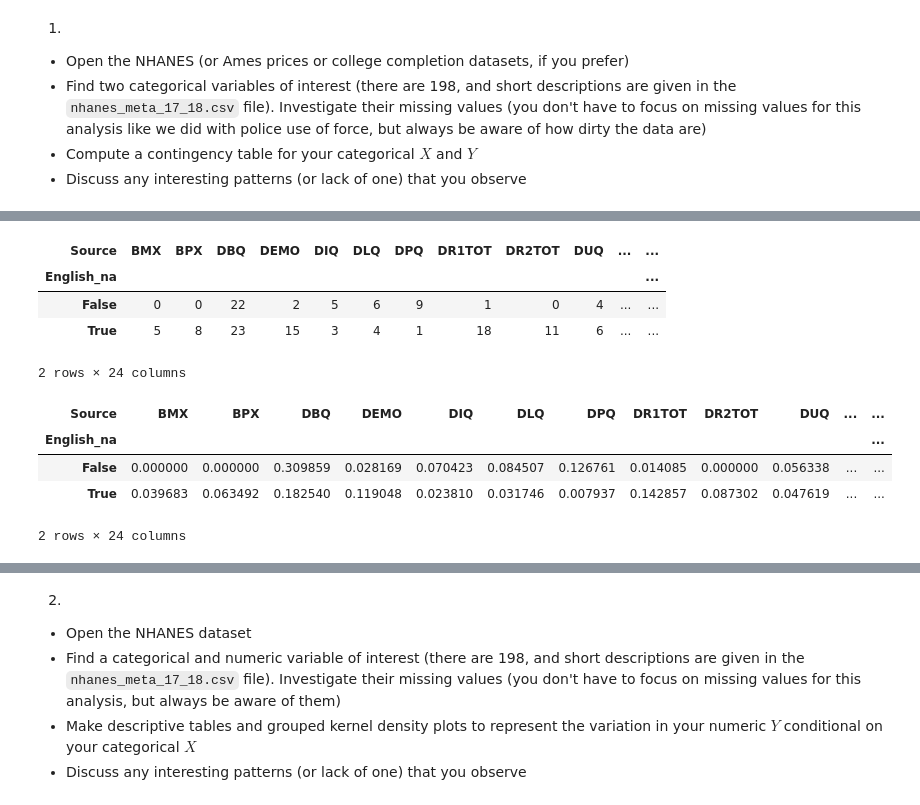
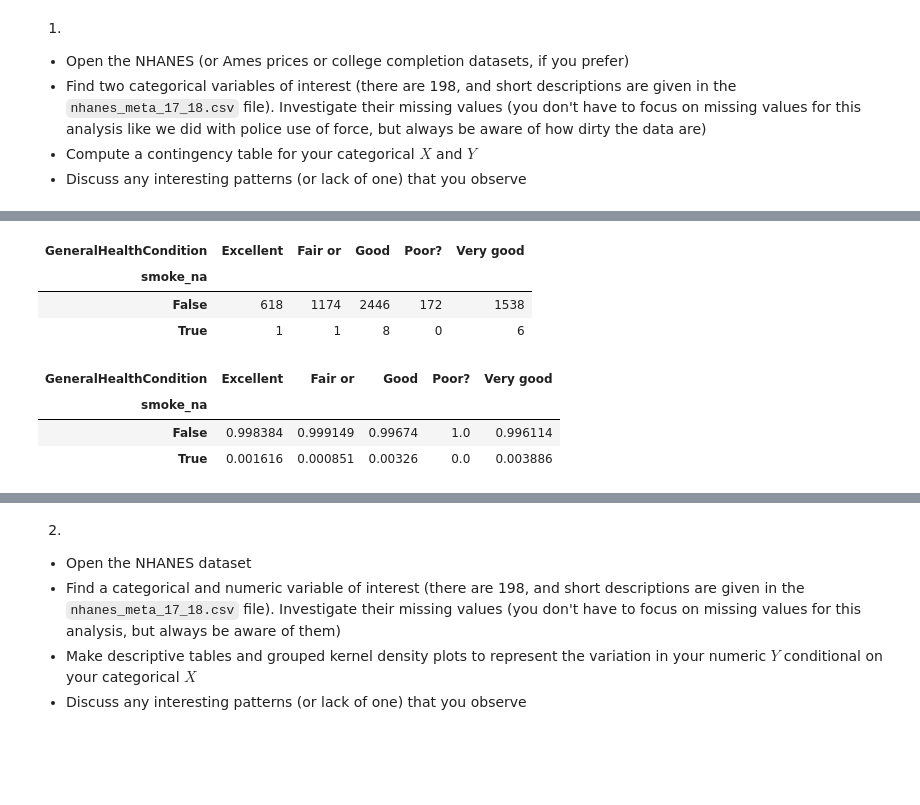
Before and after one commit to shawn01-kubo/DS-5030-Assignment3, a Jupyter notebook: assignment_3.ipynb, the cells around one changed output, grey strips where cells are left out. Drawn from its saved outputs; the diff is of its cells as text; code cells hidden in the pictures; blank space fills up the shorter version.

```diff
--- a/assignment_3.ipynb
+++ b/assignment_3.ipynb
@@ -56,0 +47,3 @@ NHANES.head()
+# %%
+NHANES = pd.read_csv('./data/nhanes_data_17_18.csv')
+NHANES
@@ -57,4 +64,4 @@ NHANES.head()
 # %%
-NHANES['English_na'] = NHANES['EnglishInstructions'].isna()
-NHANES['English_na'].value_counts()
+NHANES['smoke_na'] = NHANES['SmokedTobaccoLast5Days'].isna()
+NHANES['smoke_na'].value_counts()
 # %% [output]
@@ -84,18 +81,16 @@ GHB        1
 Name: count, dtype: int64
 # %%
-pd.crosstab(NHANES['English_na'], NHANES['Source'])
+pd.crosstab(NHANES['smoke_na'], NHANES['GeneralHealthCondition'])
 # %% [output]
-| Source | BMX | BPX | DBQ | DEMO | DIQ | DLQ | DPQ | DR1TOT | DR2TOT | DUQ | ... | ... |
-| English_na |  |  |  |  |  |  |  |  |  |  |  | ... |
-| False | 0 | 0 | 22 | 2 | 5 | 6 | 9 | 1 | 0 | 4 | ... | ... |
-| True | 5 | 8 | 23 | 15 | 3 | 4 | 1 | 18 | 11 | 6 | ... | ... |
+| GeneralHealthCondition | Excellent | Fair or | Good | Poor? | Very good |
+| smoke_na |  |  |  |  |  |
+| False | 618 | 1174 | 2446 | 172 | 1538 |
+| True | 1 | 1 | 8 | 0 | 6 |
-2 rows × 24 columns
 # %%
-pd.crosstab(NHANES['English_na'], NHANES['Source'], normalize='index')
+pd.crosstab(NHANES['smoke_na'], NHANES['GeneralHealthCondition'], normalize='columns')
 # %% [output]
-| Source | BMX | BPX | DBQ | DEMO | DIQ | DLQ | DPQ | DR1TOT | DR2TOT | DUQ | ... | ... |
-| English_na |  |  |  |  |  |  |  |  |  |  |  | ... |
-| False | 0.000000 | 0.000000 | 0.309859 | 0.028169 | 0.070423 | 0.084507 | 0.126761 | 0.014085 | 0.000000 | 0.056338 | ... | ... |
-| True | 0.039683 | 0.063492 | 0.182540 | 0.119048 | 0.023810 | 0.031746 | 0.007937 | 0.142857 | 0.087302 | 0.047619 | ... | ... |
+| GeneralHealthCondition | Excellent | Fair or | Good | Poor? | Very good |
+| smoke_na |  |  |  |  |  |
+| False | 0.998384 | 0.999149 | 0.99674 | 1.0 | 0.996114 |
+| True | 0.001616 | 0.000851 | 0.00326 | 0.0 | 0.003886 |
-2 rows × 24 columns
 # %%
```
Also changed, not shown: parts of 9 cells of this notebook.
